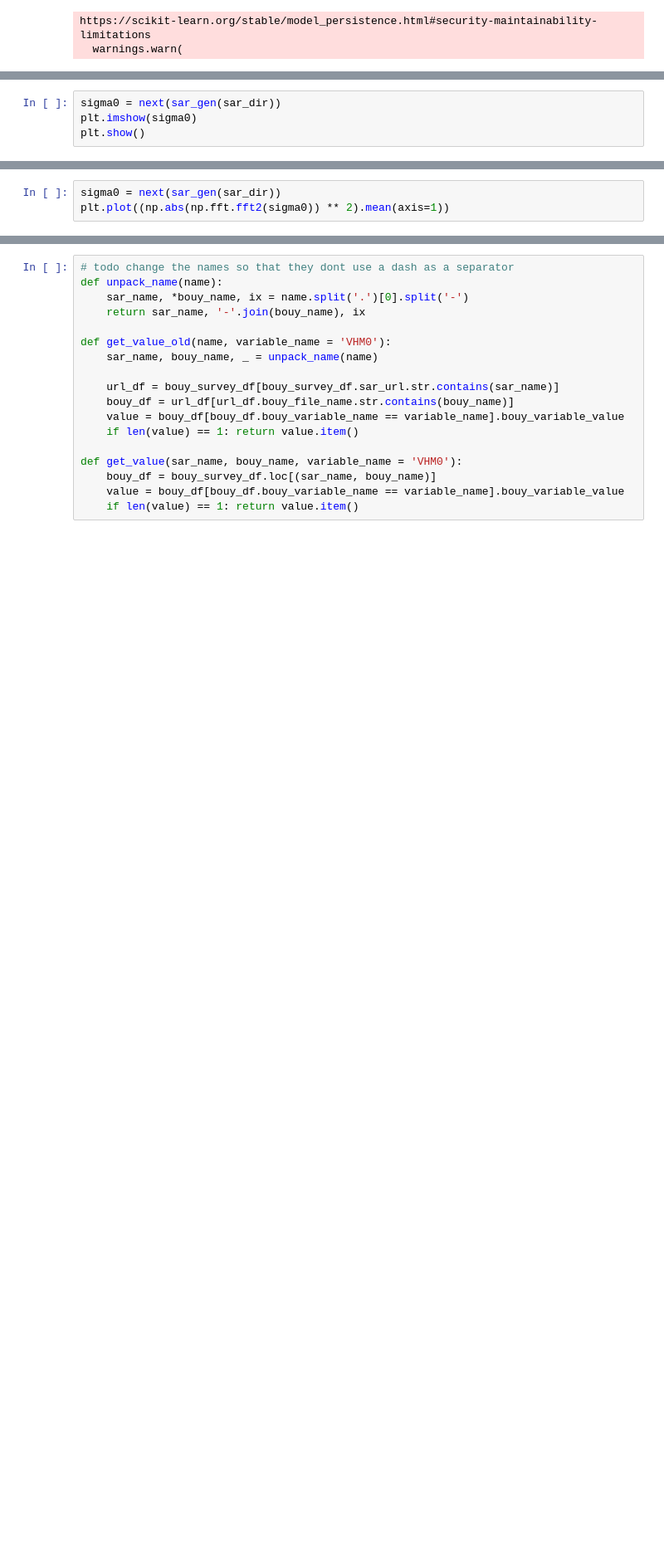
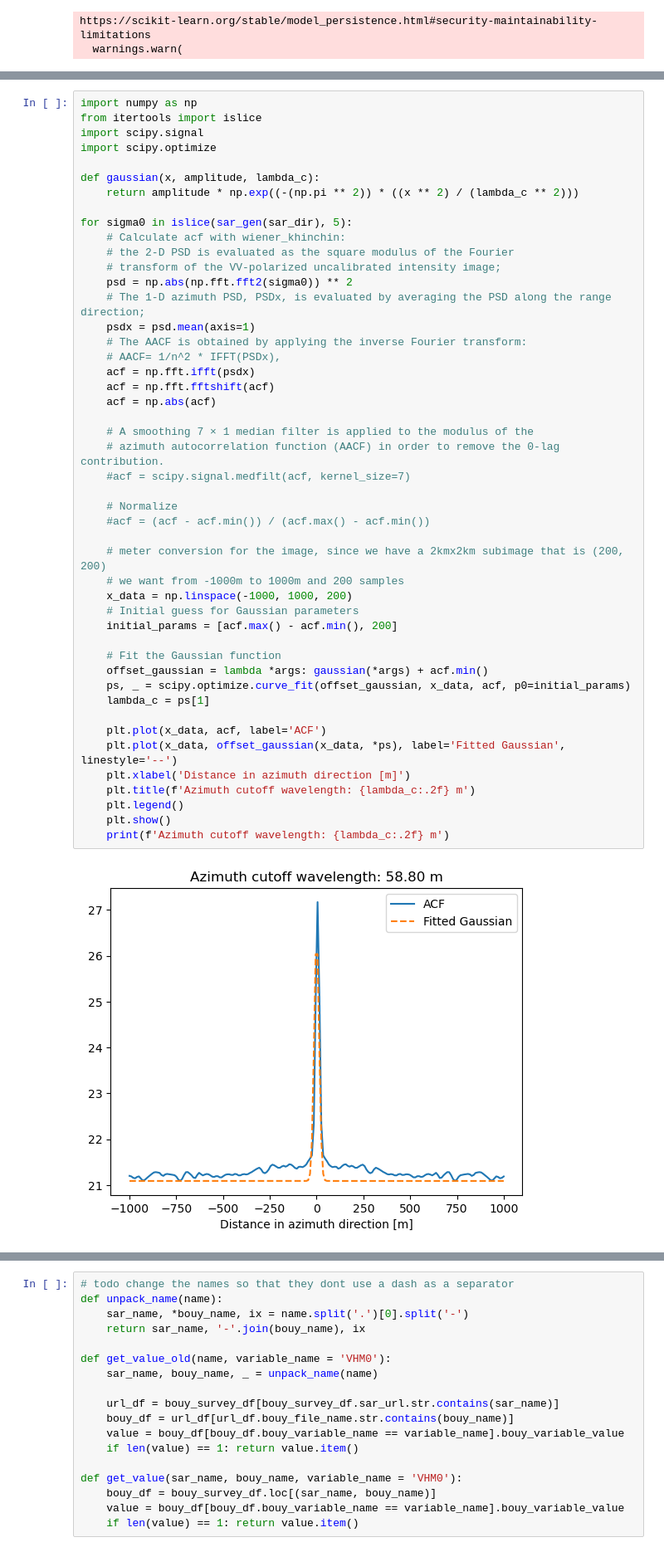
Before and after one commit to SEE-GEO/sarssw, a Jupyter notebook: sar_survey/azimith_cutoff_extraction.ipynb, the cells around one changed output, grey strips where cells are left out. Shown at 83% size. Saved outputs shown, nothing was run; the diff lists cells and outputs as text; blank space fills up the shorter version.

Commit message:
updated azimuth wavelength code
not quite finished, need some input before can add to feature extraction

```diff
--- a/sar_survey/azimith_cutoff_extraction.ipynb
+++ b/sar_survey/azimith_cutoff_extraction.ipynb
@@ -63,4 +63,0 @@ def sar_gen(sar_dir, only_center = False, hom = True):
-# %%
-sigma0 = next(sar_gen(sar_dir))
-plt.imshow(sigma0)
-plt.show()
@@ -512,3 +83,0 @@ Azimuth cutoff wavelength = 0.59475
-# %%
-sigma0 = next(sar_gen(sar_dir))
-plt.plot((np.abs(np.fft.fft2(sigma0)) ** 2).mean(axis=1))
@@ -587,0 +84,49 @@ acf_wiener_khinchin(next(sar_gen(sar_dir))).std()
+# %%
+import numpy as np
+from itertools import islice
+import scipy.signal
+import scipy.optimize
+
+def gaussian(x, amplitude, lambda_c):
+    return amplitude * np.exp((-(np.pi ** 2)) * ((x ** 2) / (lambda_c ** 2)))
+
+for sigma0 in islice(sar_gen(sar_dir), 5):
+    # Calculate acf with wiener_khinchin:
+    # the 2-D PSD is evaluated as the square modulus of the Fourier
+    # transform of the VV-polarized uncalibrated intensity image;
+    psd = np.abs(np.fft.fft2(sigma0)) ** 2
+    # The 1-D azimuth PSD, PSDx, is evaluated by averaging the PSD along the range direction;
+    psdx = psd.mean(axis=1)
+    # The AACF is obtained by applying the inverse Fourier transform:
+    # AACF= 1/n^2 * IFFT(PSDx),
+    acf = np.fft.ifft(psdx)
+    acf = np.fft.fftshift(acf)
+    acf = np.abs(acf)
+
+    # A smoothing 7 × 1 median filter is applied to the modulus of the
+    # azimuth autocorrelation function (AACF) in order to remove the 0-lag contribution.
+    #acf = scipy.signal.medfilt(acf, kernel_size=7)
+
+    # Normalize
+    #acf = (acf - acf.min()) / (acf.max() - acf.min())
+
+    # meter conversion for the image, since we have a 2kmx2km subimage that is (200, 200)
+    # we want from -1000m to 1000m and 200 samples
+    x_data = np.linspace(-1000, 1000, 200)
+    # Initial guess for Gaussian parameters
+    initial_params = [acf.max() - acf.min(), 200]
+
+    # Fit the Gaussian function
+    offset_gaussian = lambda *args: gaussian(*args) + acf.min()
+    ps, _ = scipy.optimize.curve_fit(offset_gaussian, x_data, acf, p0=initial_params)
+    lambda_c = ps[1]
+
+    plt.plot(x_data, acf, label='ACF')
+    plt.plot(x_data, offset_gaussian(x_data, *ps), label='Fitted Gaussian', linestyle='--')
+    plt.xlabel('Distance in azimuth direction [m]')
+    plt.title(f'Azimuth cutoff wavelength: {lambda_c:.2f} m')
+    plt.legend()
+    plt.show()
+    print(f'Azimuth cutoff wavelength: {lambda_c:.2f} m')
+# %% [output]
+[figure, added]
```
Also changed, not shown: parts of 25 cells of this notebook.
